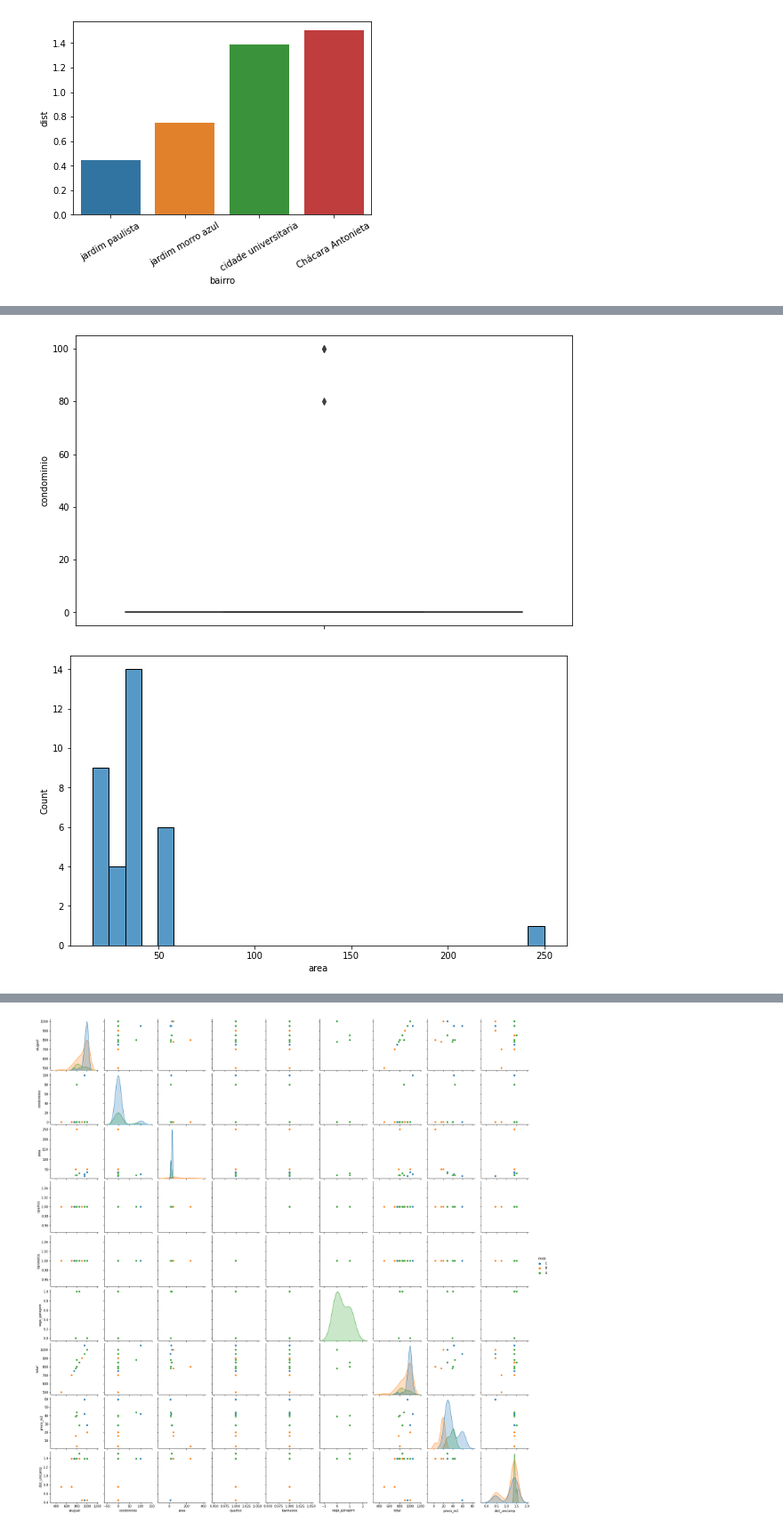
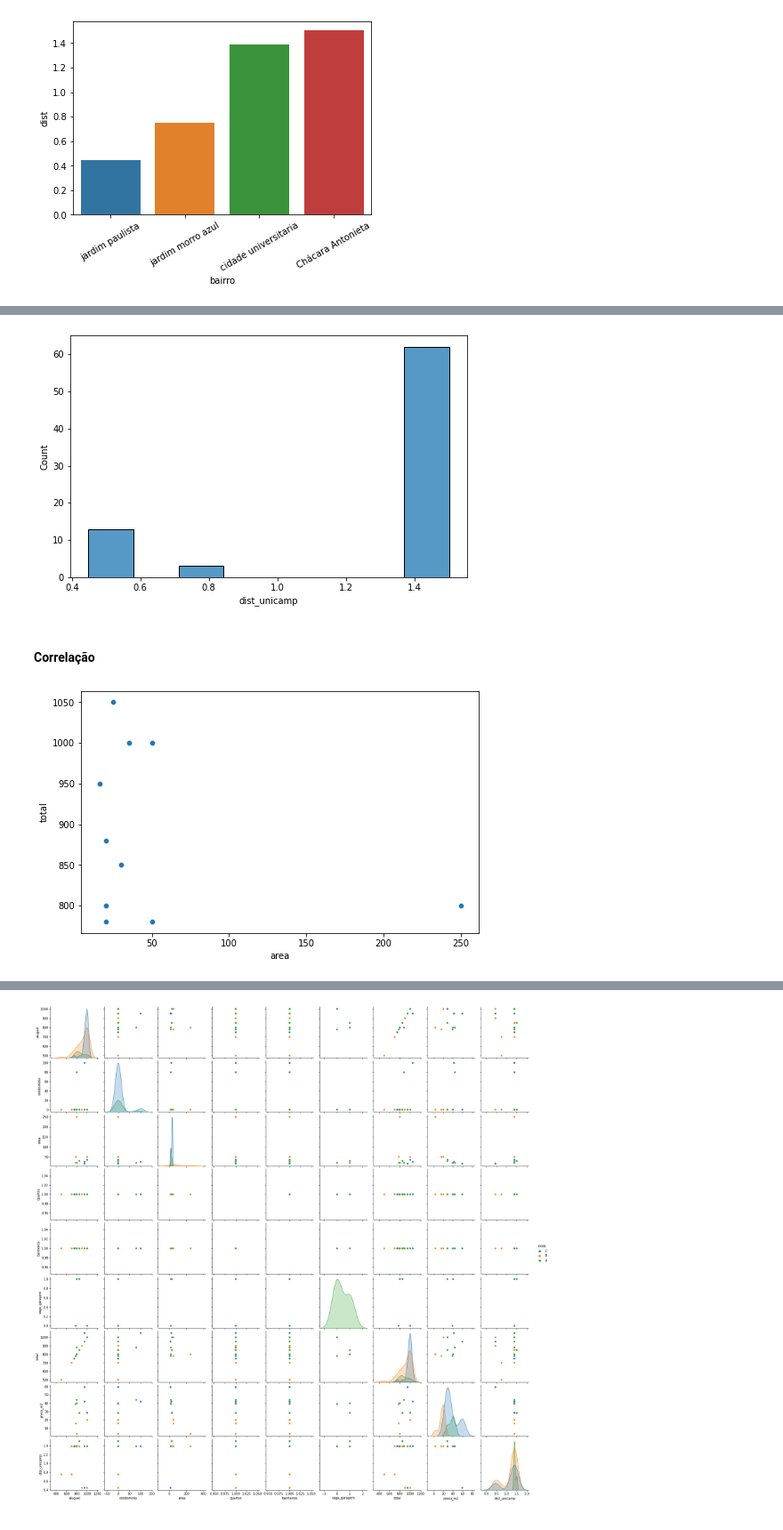
Before and after one commit to vichShir/analise-dados-estadia-limeira, a Jupyter notebook: Notebooks/ADEL_7_analise_acomodacoes.ipynb, the cells around one changed output, grey strips where cells are left out. Shown at 89% size. Cells and saved outputs as stored; diff of their text form; code cells hidden in the pictures.

```diff
--- a/Notebooks/ADEL_7_analise_acomodacoes.ipynb
+++ b/Notebooks/ADEL_7_analise_acomodacoes.ipynb
@@ -624,0 +625,4 @@ df_acomodacoes.sample(5)
+# %%
+df_acomodacoes = df_acomodacoes[df_acomodacoes['aluguel'].notna()]
+df_acomodacoes['vaga_garagem'] = df_acomodacoes['vaga_garagem'].fillna(0)
+df_acomodacoes.isnull().sum()
@@ -680,12 +726,14 @@ plt.show()
 # %%
-plt.figure(figsize=(10, 6))
-sns.boxplot(data=df_acomodacoes, y='condominio')
+plt.figure(figsize=(8, 5))
+sns.histplot(data=df_acomodacoes, x="dist_unicamp")
 plt.show()
 # %% [output]
-[figure, old version]
+[figure, new version]
+# %% [markdown]
+#### Correlação
 # %%
-plt.figure(figsize=(10, 6))
-sns.histplot(data=df_acomodacoes, x="area")
+plt.figure(figsize=(8, 5))
+sns.scatterplot(x='area', y='total', data=df_acomodacoes)
 plt.show()
 # %% [output]
-[figure, old version]
+[figure, new version]
```
Also changed, not shown: parts of 138 cells of this notebook, 8 other files.
